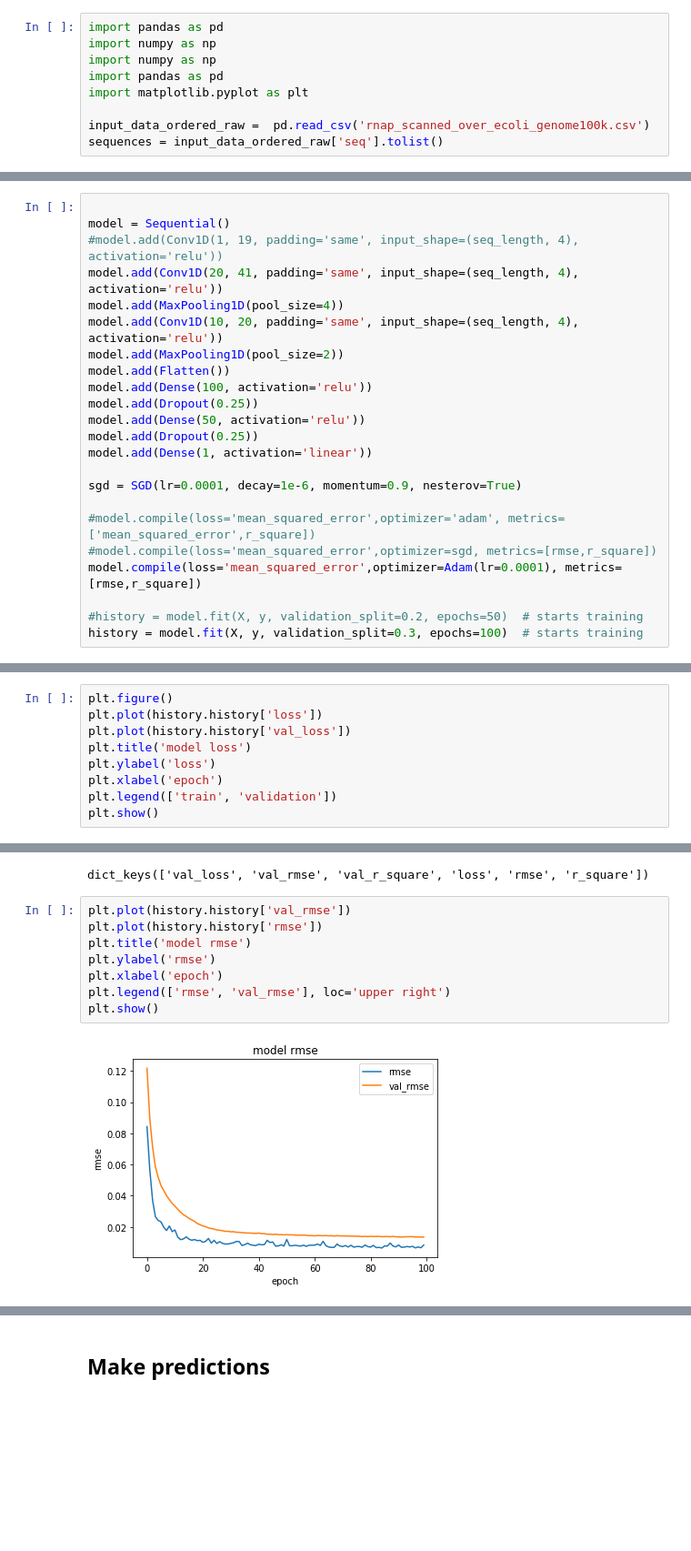
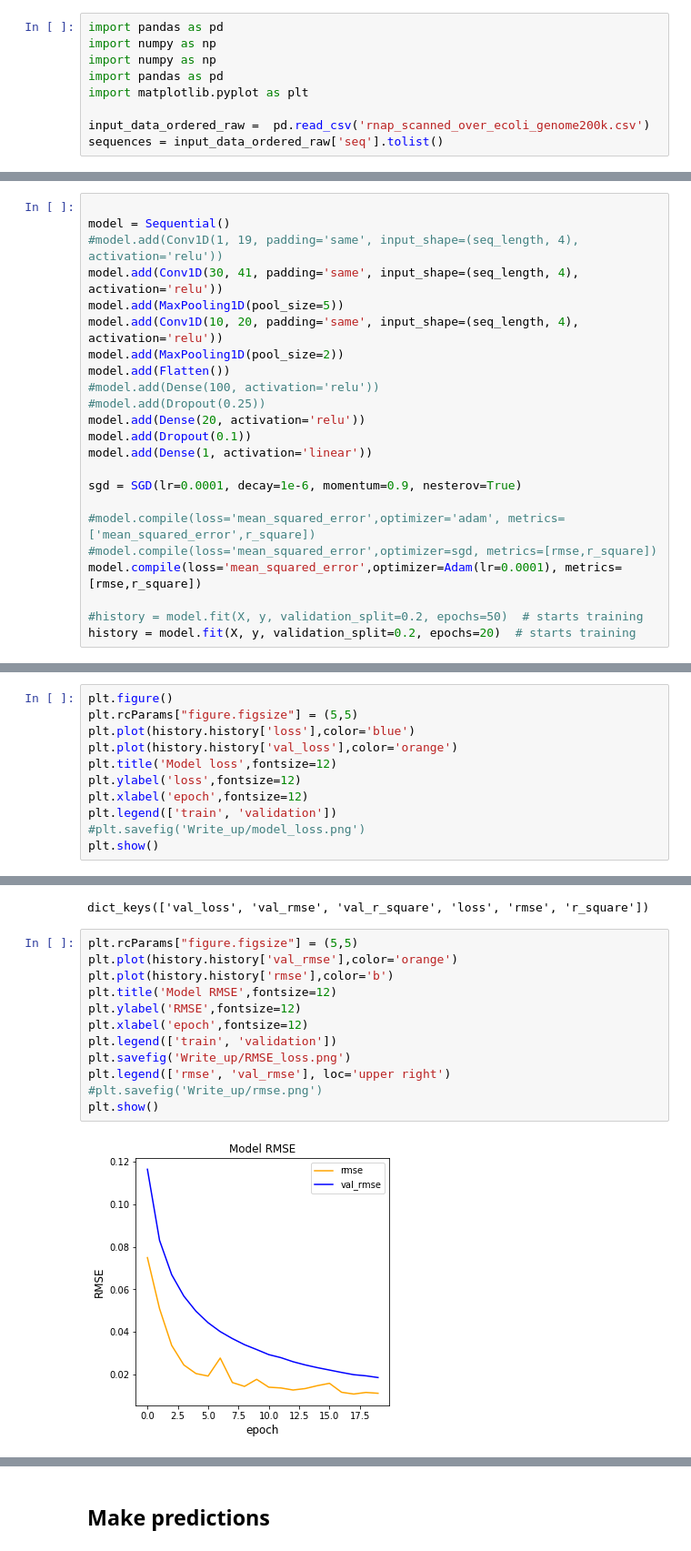
Before and after one commit to atareen/Regression-with-convolutional-neural-networks, a Jupyter notebook: CNN_RNAP_Seq_Regression.ipynb, the cells around one changed output, grey strips where cells are left out. Shown at 91% size. Cells and saved outputs as stored; diff of their text form; blank space fills up the shorter version.

```diff
--- a/CNN_RNAP_Seq_Regression.ipynb
+++ b/CNN_RNAP_Seq_Regression.ipynb
@@ -5,7 +5,7 @@ import numpy as np
 import pandas as pd
 import matplotlib.pyplot as plt
 
-input_data_ordered_raw =  pd.read_csv('rnap_scanned_over_ecoli_genome100k.csv')
+input_data_ordered_raw =  pd.read_csv('rnap_scanned_over_ecoli_genome200k.csv')
 sequences = input_data_ordered_raw['seq'].tolist()
 # %%
 input_data_ordered_raw.head()
@@ -182,15 +221,15 @@ Using TensorFlow backend.
 
 model = Sequential()
 #model.add(Conv1D(1, 19, padding='same', input_shape=(seq_length, 4), activation='relu'))
-model.add(Conv1D(20, 41, padding='same', input_shape=(seq_length, 4), activation='relu'))
-model.add(MaxPooling1D(pool_size=4))
+model.add(Conv1D(30, 41, padding='same', input_shape=(seq_length, 4), activation='relu'))
+model.add(MaxPooling1D(pool_size=5))
 model.add(Conv1D(10, 20, padding='same', input_shape=(seq_length, 4), activation='relu'))
 model.add(MaxPooling1D(pool_size=2))
 model.add(Flatten())
-model.add(Dense(100, activation='relu'))
-model.add(Dropout(0.25))
-model.add(Dense(50, activation='relu'))
-model.add(Dropout(0.25))
+#model.add(Dense(100, activation='relu'))
+#model.add(Dropout(0.25))
+model.add(Dense(20, activation='relu'))
+model.add(Dropout(0.1))
 model.add(Dense(1, activation='linear'))
 
 sgd = SGD(lr=0.0001, decay=1e-6, momentum=0.9, nesterov=True)
@@ -200,5 +239,5 @@ sgd = SGD(lr=0.0001, decay=1e-6, momentum=0.9, nesterov=True)
 model.compile(loss='mean_squared_error',optimizer=Adam(lr=0.0001), metrics=[rmse,r_square])
 
 #history = model.fit(X, y, validation_split=0.2, epochs=50)  # starts training
-history = model.fit(X, y, validation_split=0.3, epochs=100)  # starts training
+history = model.fit(X, y, validation_split=0.2, epochs=20)  # starts training
 # %% [output]
@@ -222,10 +261,12 @@ Epoch 100/100
 # %%
 plt.figure()
-plt.plot(history.history['loss'])
-plt.plot(history.history['val_loss'])
-plt.title('model loss')
-plt.ylabel('loss')
-plt.xlabel('epoch')
+plt.rcParams["figure.figsize"] = (5,5)
+plt.plot(history.history['loss'],color='blue')
+plt.plot(history.history['val_loss'],color='orange')
+plt.title('Model loss',fontsize=12)
+plt.ylabel('loss',fontsize=12)
+plt.xlabel('epoch',fontsize=12)
 plt.legend(['train', 'validation'])
+#plt.savefig('Write_up/model_loss.png')
 plt.show()
 # %% [output]
@@ -235,13 +276,17 @@ history.history.keys()
 # %% [output]
 dict_keys(['val_loss', 'val_rmse', 'val_r_square', 'loss', 'rmse', 'r_square'])
 # %%
-plt.plot(history.history['val_rmse'])
-plt.plot(history.history['rmse'])
-plt.title('model rmse')
-plt.ylabel('rmse')
-plt.xlabel('epoch')
+plt.rcParams["figure.figsize"] = (5,5)
+plt.plot(history.history['val_rmse'],color='orange')
+plt.plot(history.history['rmse'],color='b')
+plt.title('Model RMSE',fontsize=12)
+plt.ylabel('RMSE',fontsize=12)
+plt.xlabel('epoch',fontsize=12)
+plt.legend(['train', 'validation'])
+plt.savefig('Write_up/RMSE_loss.png')
 plt.legend(['rmse', 'val_rmse'], loc='upper right')
+#plt.savefig('Write_up/rmse.png')
 plt.show()
 # %% [output]
-[figure, old version]
+[figure, new version]
 # %%
```
Also changed, not shown: parts of 20 cells of this notebook.
